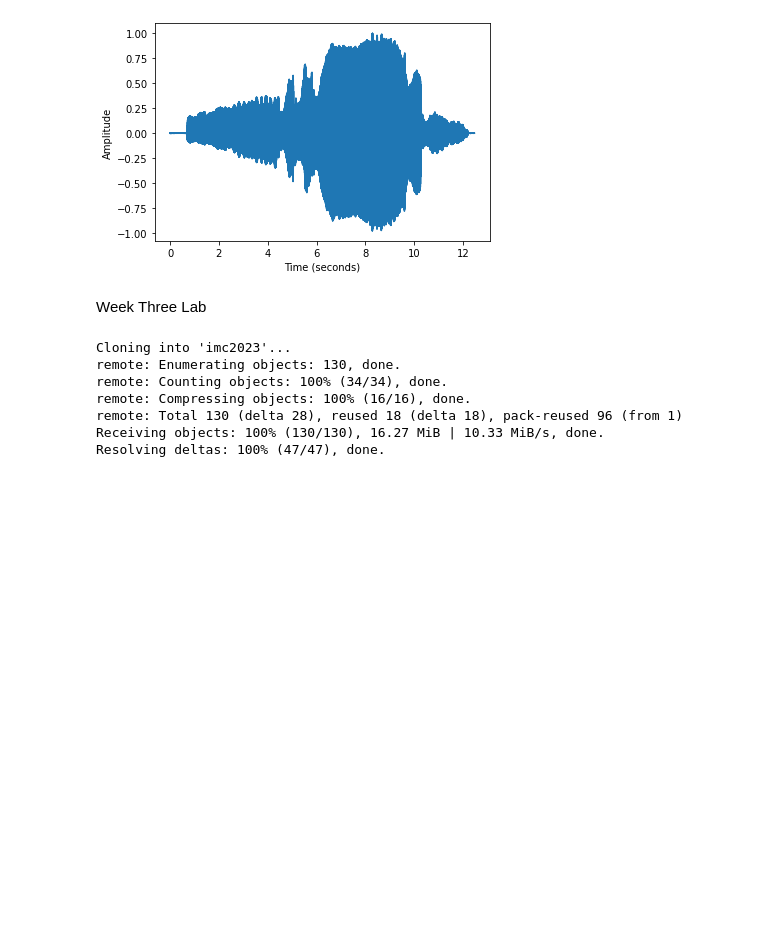
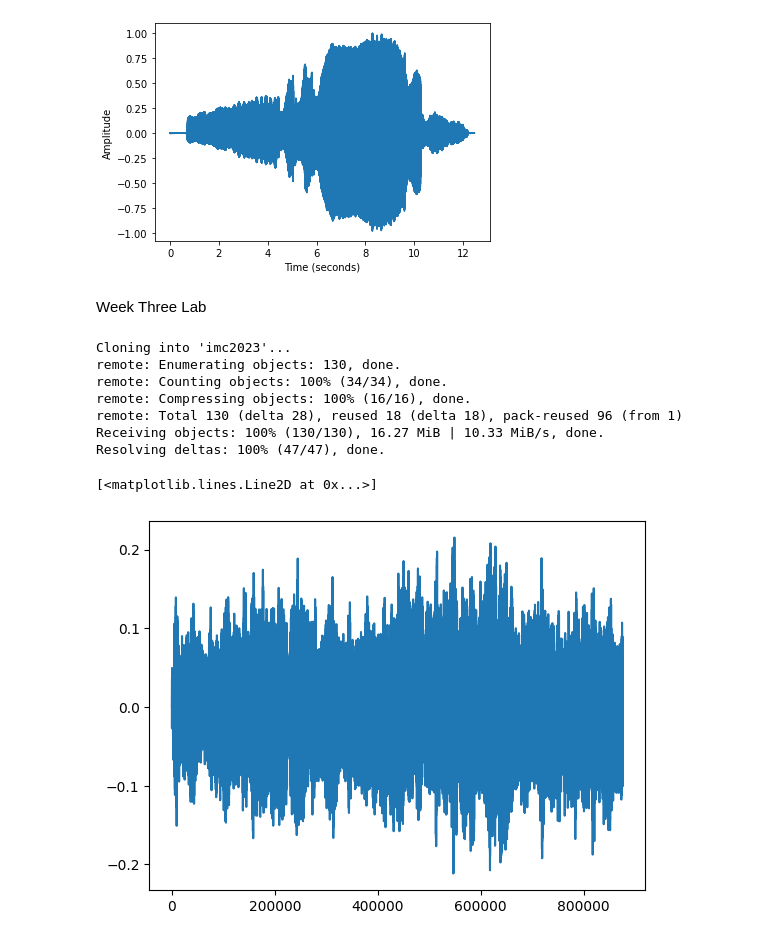
Before and after one commit to JohnT623/Music-Computing, a Jupyter notebook: week2/week2-stringsVisualization.ipynb, the cells around one changed output. Cells and saved outputs as stored; diff of their text form; code cells hidden in the pictures; blank space fills up the shorter version.

```diff
--- a/week2/week2-stringsVisualization.ipynb
+++ b/week2/week2-stringsVisualization.ipynb
@@ -124,4 +124,8 @@ Resolving deltas: 100% (47/47), done.
 # %%
 file2 = 'imc2023/audioFiles/avm2.wav'
 targetsr = 44100
 sig2 , sr2 = librosa.load(file2,mono=True,sr=targetsr)
+plt.plot(sig2)
+# %% [output]
+[<matplotlib.lines.Line2D at 0x...>]
+[figure, added]
```
Also changed, not shown: parts of 3 cells of this notebook.
